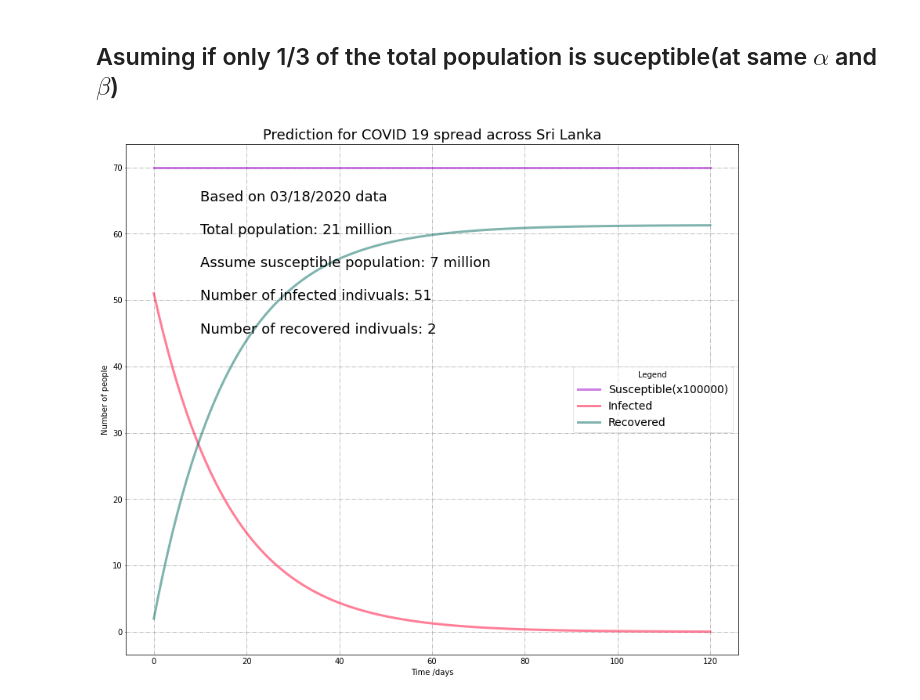
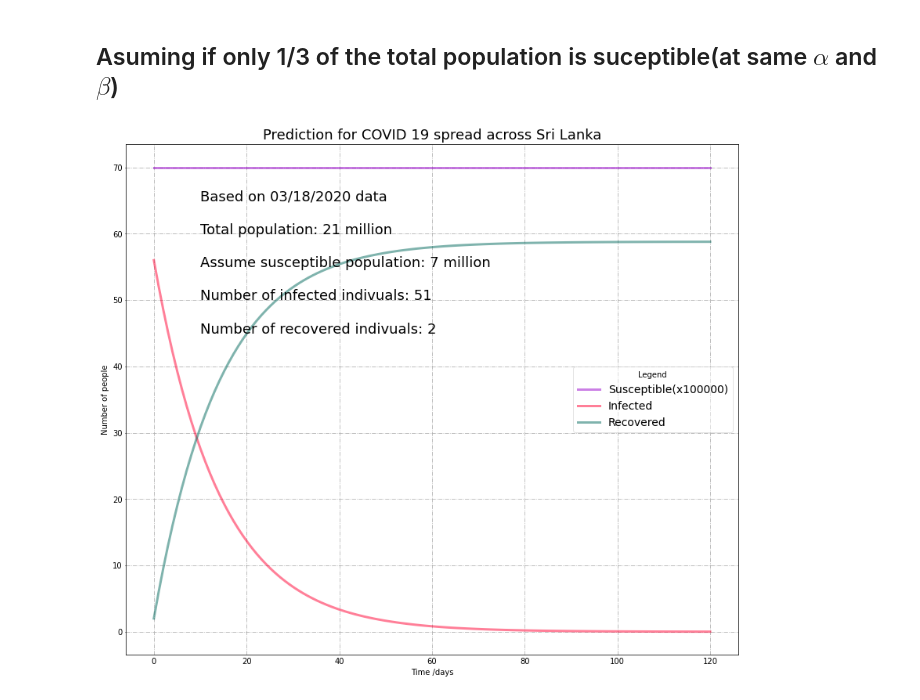
Before and after one commit to madhuranga84/COVID19_SRI_LANKA_Studies, a Jupyter notebook: COVID19_SRI_LANKA_SIR_MODELING_v1.ipynb, the cells around one changed output. Cells and saved outputs as stored; diff of their text form; code cells hidden in the pictures.

```diff
--- a/COVID19_SRI_LANKA_SIR_MODELING_v1.ipynb
+++ b/COVID19_SRI_LANKA_SIR_MODELING_v1.ipynb
@@ -64,10 +64,10 @@ from scipy.integrate import *
 # %%
 #Declare Initial conditions
 N = 21000000
-I0 = 51
+I0 = 56
 R0 = 2
 S0 = N - I0 - R0
-alpha = 0.01
+alpha = 0.001
 beta = 0.07143 #1/14days
 t = np.linspace(0,120,120)
 # %%
@@ -113,10 +117,10 @@ plt.show()
 # %%
 #Declare Initial conditions for 1/3 of population
 N1 = 21000000./3
-I0 = 51
+I0 = 56
 R0 = 2
 S0 = N1 - I0 - R0
-alpha = 0.01
+alpha = 0.001
 beta = 0.07143 #1/14days
 t = np.linspace(0,120,120)
 
@@ -130,31 +134,31 @@ def derivative(v,t,N1,alpha, beta):
   return dSdt, dIdt, dRdt
 
 # vector storing the initial conditions
 v0 = S0, I0, R0
 
 #Starting from the intial conditions, now integrate over 120 days
 integral = odeint(derivative, v0, t, args=(N1, alpha, beta))
 #print(integral)
 S, I, R = integral.T
 
 fig = plt.figure(facecolor='w', figsize=(14, 12))
 ax = fig.add_subplot(111, axisbelow=True)
 ax.grid(True, linestyle='-.')
 ax.plot(t, S/100000, color='#9900CC', alpha=0.5, lw=3, label='Susceptible(x100000)')
 ax.plot(t, I, color='#FF0033', alpha=0.5, lw=3, label='Infected')
 ax.plot(t, R, color='#00695C', alpha=0.5, lw=3, label='Recovered')
 ax.set_xlabel('Time /days')
 ax.set_ylabel('Number of people')
 ax.set_title('Prediction for COVID 19 spread across Sri Lanka', fontsize=18)
 ax.yaxis.set_tick_params(length=1)
 ax.xaxis.set_tick_params(length=0)
 ax.text(10,65,'Based on 03/18/2020 data',fontsize=18)
 ax.text(10,60,'Total population: 21 million',fontsize=18)
 ax.text(10,55,'Assume susceptible population: 7 million',fontsize=18)
 ax.text(10,50,'Number of infected indivuals: 51',fontsize=18)
 ax.text(10,45,'Number of recovered indivuals: 2',fontsize=18)
 legend = ax.legend(loc='best', title="Legend", fontsize=14)
 legend.get_frame().set_alpha(0.5)
 plt.show()
 # %% [output]
-[figure, old version]
+[figure, new version]
```
Also changed, not shown: parts of 8 cells of this notebook.
